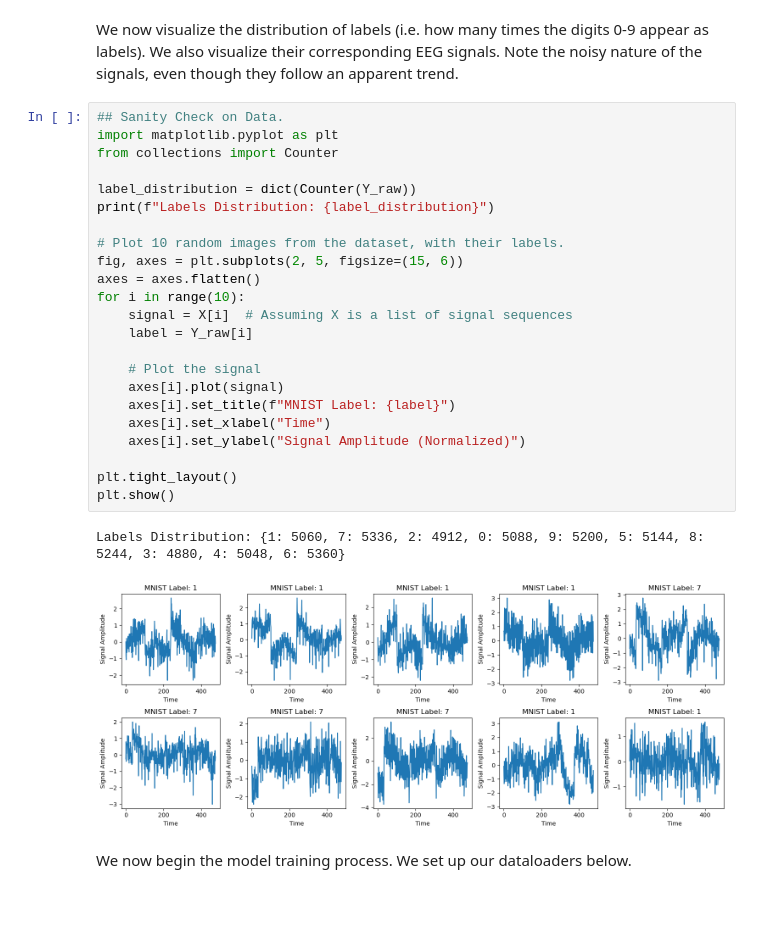
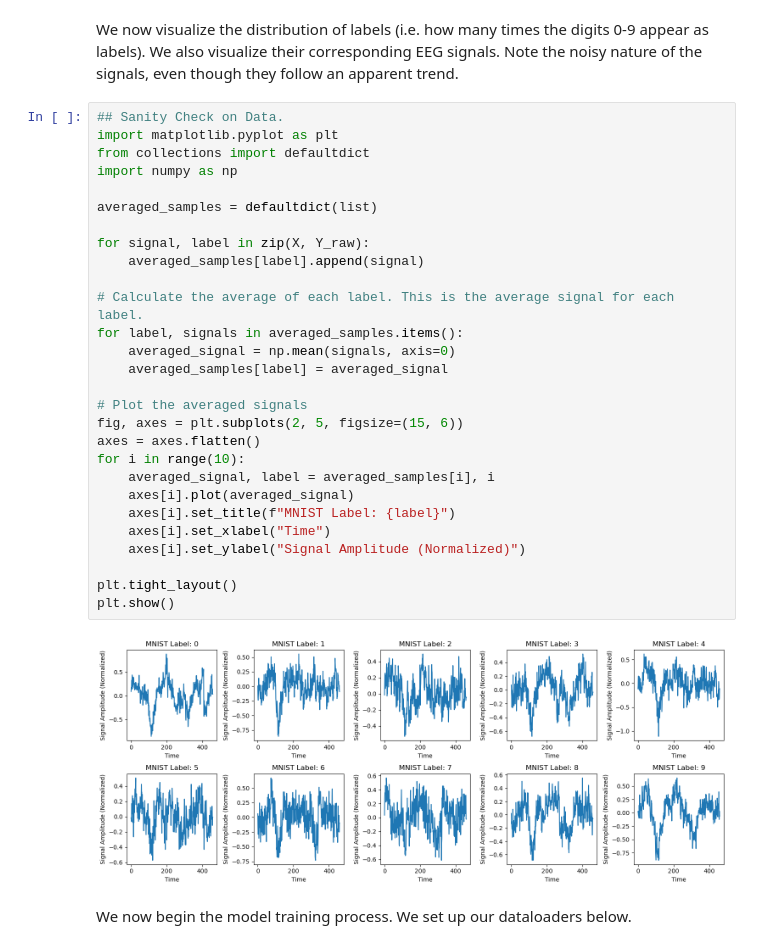
Before and after one commit to evwlu/eeg-denoiser, a Jupyter notebook: overview.ipynb, the cells around one changed output. Saved outputs shown, nothing was run; the diff lists cells and outputs as text; blank space fills up the shorter version.

```diff
--- a/overview.ipynb
+++ b/overview.ipynb
@@ -41,29 +43,33 @@ nature of the signals, even though they follow an apparent trend.
 # %%
 ## Sanity Check on Data.
 import matplotlib.pyplot as plt
-from collections import Counter
+from collections import defaultdict
+import numpy as np
 
-label_distribution = dict(Counter(Y_raw))
-print(f"Labels Distribution: {label_distribution}")
+averaged_samples = defaultdict(list)
 
-# Plot 10 random images from the dataset, with their labels.
+for signal, label in zip(X, Y_raw):
+    averaged_samples[label].append(signal)
+
+# Calculate the average of each label. This is the average signal for each label.
+for label, signals in averaged_samples.items():
+    averaged_signal = np.mean(signals, axis=0)
+    averaged_samples[label] = averaged_signal
+
+# Plot the averaged signals
 fig, axes = plt.subplots(2, 5, figsize=(15, 6))
 axes = axes.flatten()
 for i in range(10):
-    signal = X[i]  # Assuming X is a list of signal sequences
-    label = Y_raw[i]
-
-    # Plot the signal
-    axes[i].plot(signal)
+    averaged_signal, label = averaged_samples[i], i
+    axes[i].plot(averaged_signal)
     axes[i].set_title(f"MNIST Label: {label}")
     axes[i].set_xlabel("Time")
     axes[i].set_ylabel("Signal Amplitude (Normalized)")
 
 plt.tight_layout()
 plt.show()
 # %% [output]
-Labels Distribution: {1: 5060, 7: 5336, 2: 4912, 0: 5088, 9: 5200, 5: 5144, 8: 5244, 3: 4880, 4: 5048, 6: 5360}
-[figure, old version]
+[figure, new version]
 # %% [markdown]
 We now begin the model training process. We set up our dataloaders below.
 # %%
```
Also changed, not shown: parts of 6 cells of this notebook, 4 other files.
